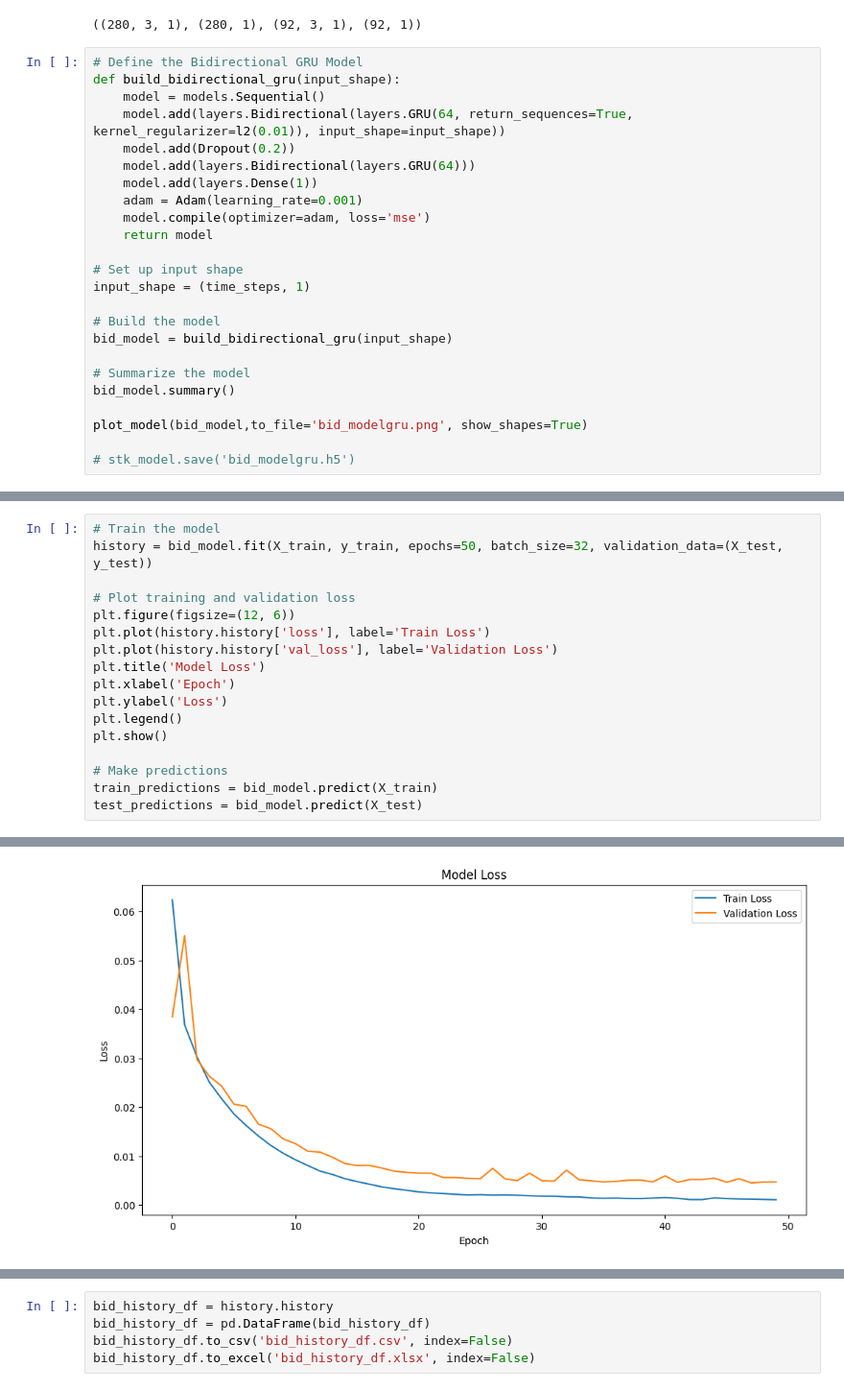
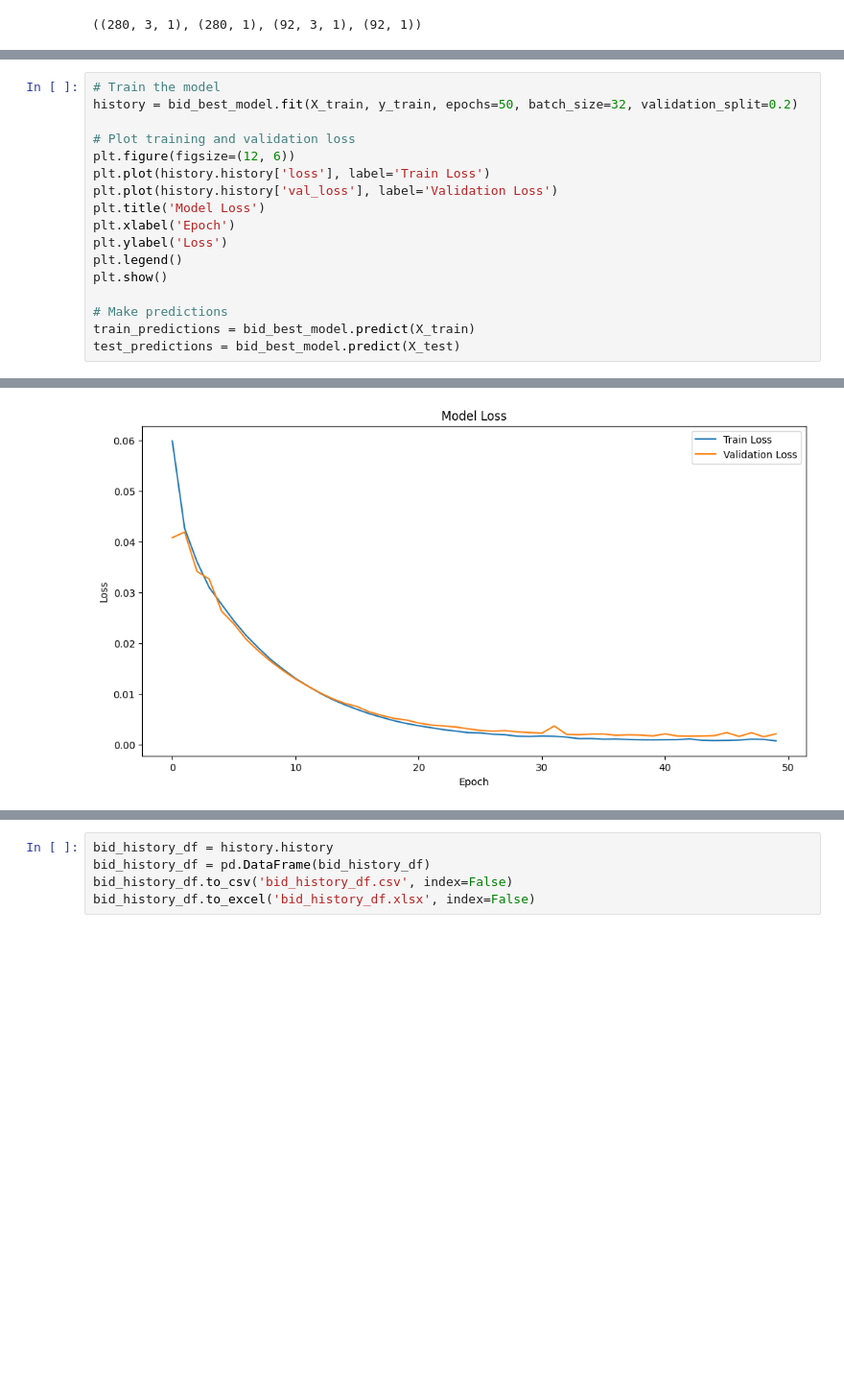
Before and after one commit to Idham-Tech/Tugas_Akhir, a Jupyter notebook: Skripsi.ipynb, the cells around one changed output, grey strips where cells are left out. Shown at 96% size. Saved outputs shown, nothing was run; the diff lists cells and outputs as text; blank space fills up the shorter version.

```diff
--- a/Skripsi.ipynb
+++ b/Skripsi.ipynb
@@ -476,27 +501,3 @@ X_test, y_test = create_sequences(test, time_steps)
 X_train.shape, y_train.shape, X_test.shape, y_test.shape
 # %% [output]
 ((280, 3, 1), (280, 1), (92, 3, 1), (92, 1))
-# %%
-# Define the Bidirectional GRU Model
-def build_bidirectional_gru(input_shape):
-    model = models.Sequential()
-    model.add(layers.Bidirectional(layers.GRU(64, return_sequences=True, kernel_regularizer=l2(0.01)), input_shape=input_shape))
-    model.add(Dropout(0.2))
-    model.add(layers.Bidirectional(layers.GRU(64)))
-    model.add(layers.Dense(1))
-    adam = Adam(learning_rate=0.001)
-    model.compile(optimizer=adam, loss='mse')
-    return model
-
-# Set up input shape
-input_shape = (time_steps, 1)
-
-# Build the model
-bid_model = build_bidirectional_gru(input_shape)
-
-# Summarize the model
-bid_model.summary()
-
-plot_model(bid_model,to_file='bid_modelgru.png', show_shapes=True)
-
-# stk_model.save('bid_modelgru.h5')
@@ -520,6 +572,6 @@ Model: "sequential_2"
 # %%
 # Train the model
-history = bid_model.fit(X_train, y_train, epochs=50, batch_size=32, validation_data=(X_test, y_test))
+history = bid_best_model.fit(X_train, y_train, epochs=50, batch_size=32, validation_split=0.2)
 
 # Plot training and validation loss
 plt.figure(figsize=(12, 6))
@@ -532,7 +584,7 @@ plt.legend()
 plt.show()
 
 # Make predictions
-train_predictions = bid_model.predict(X_train)
-test_predictions = bid_model.predict(X_test)
+train_predictions = bid_best_model.predict(X_train)
+test_predictions = bid_best_model.predict(X_test)
 # %% [output]
 Epoch 1/50
@@ -555 +607 @@ Epoch 50/50
-[figure, old version]
+[figure, new version]
```
Also changed, not shown: parts of 50 cells of this notebook.
